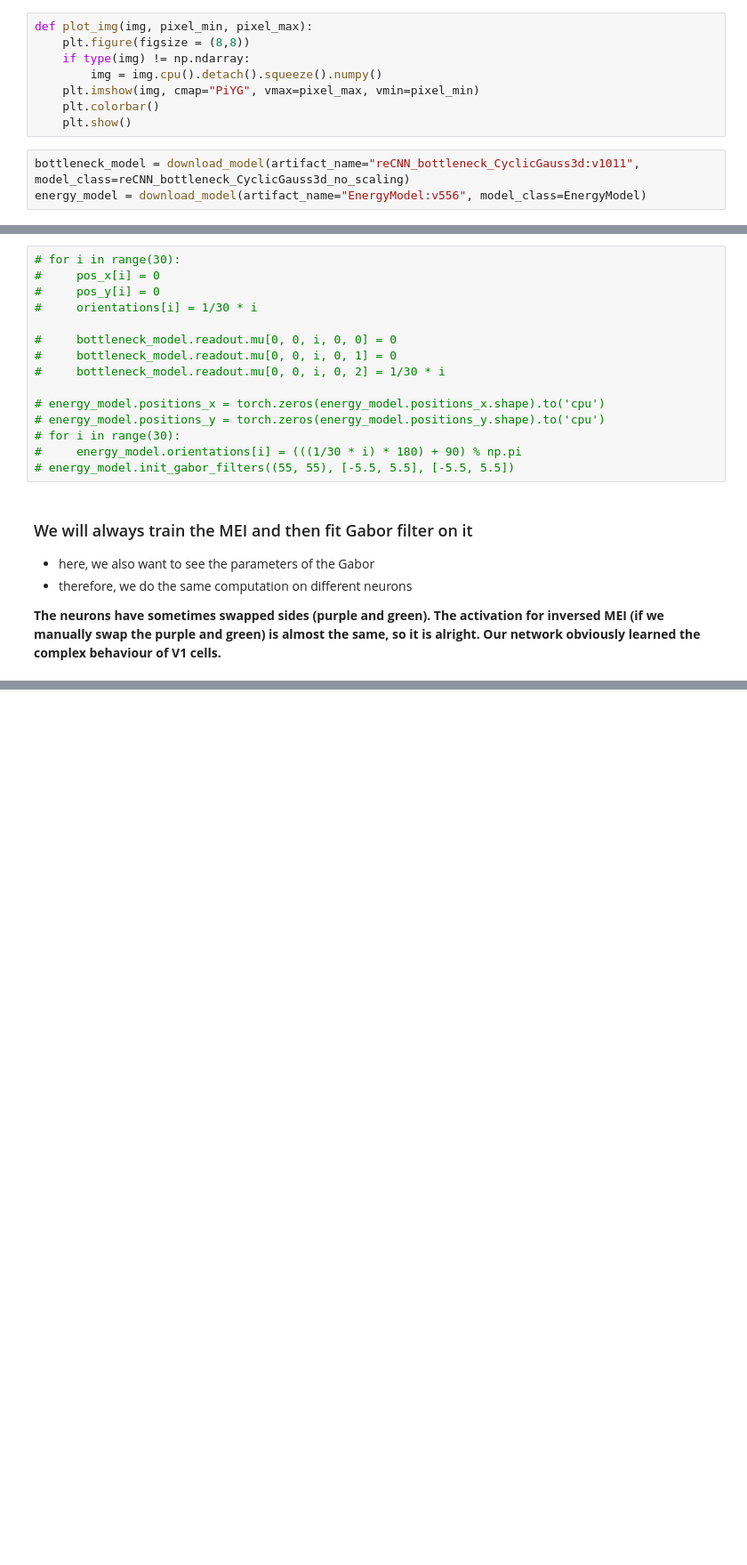
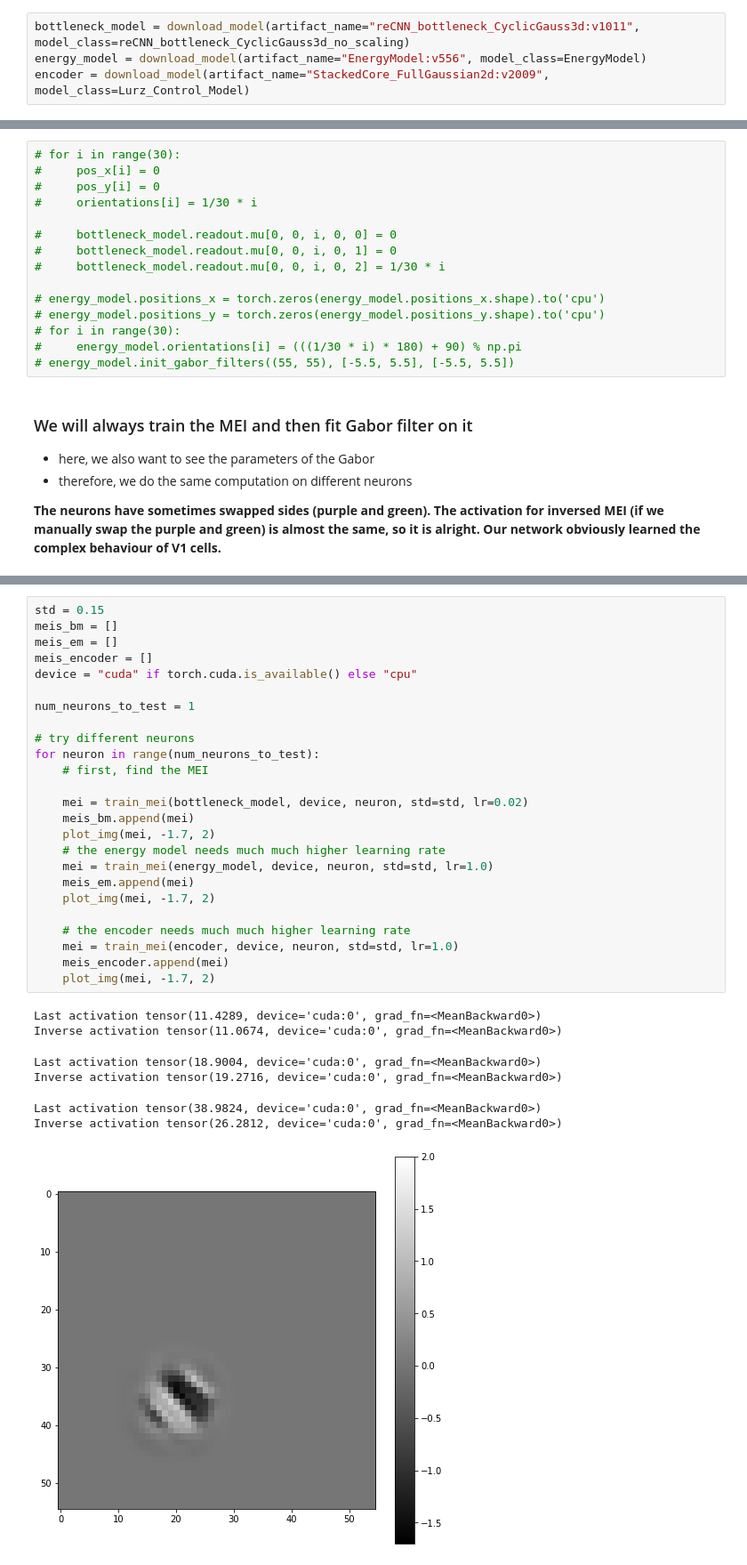
Before and after one commit to mpicek/reCNN_visual_prosthesis, a Jupyter notebook: experiments/MEI.ipynb, the cells around one changed output, grey strips where cells are left out. Shown at 89% size. Saved outputs shown, nothing was run; the diff lists cells and outputs as text; blank space fills up the shorter version.

```diff
--- a/experiments/MEI.ipynb
+++ b/experiments/MEI.ipynb
@@ -69,12 +27,5 @@ class TrainableImage(nn.Module):
-# %%
-def plot_img(img, pixel_min, pixel_max):
-    plt.figure(figsize = (8,8))
-    if type(img) != np.ndarray:
-        img = img.cpu().detach().squeeze().numpy()
-    plt.imshow(img, cmap="PiYG", vmax=pixel_max, vmin=pixel_min)
-    plt.colorbar()
-    plt.show()
 # %%
 bottleneck_model = download_model(artifact_name="reCNN_bottleneck_CyclicGauss3d:v1011", model_class=reCNN_bottleneck_CyclicGauss3d_no_scaling)
 energy_model = download_model(artifact_name="EnergyModel:v556", model_class=EnergyModel)
+encoder = download_model(artifact_name="StackedCore_FullGaussian2d:v2009", model_class=Lurz_Control_Model)
 # %% [output]
@@ -380,0 +108,33 @@ Inverse activation tensor(19.4904, device='cuda:0', grad_fn=<MeanBackward0>)
+# %%
+std = 0.15
+meis_bm = []
+meis_em = []
+meis_encoder = []
+device = "cuda" if torch.cuda.is_available() else "cpu"
+
+num_neurons_to_test = 1
+
+# try different neurons
+for neuron in range(num_neurons_to_test):
+    # first, find the MEI
+
+    mei = train_mei(bottleneck_model, device, neuron, std=std, lr=0.02)
+    meis_bm.append(mei)
+    plot_img(mei, -1.7, 2)
+    # the energy model needs much much higher learning rate
+    mei = train_mei(energy_model, device, neuron, std=std, lr=1.0)
+    meis_em.append(mei)
+    plot_img(mei, -1.7, 2)
+
+    # the encoder needs much much higher learning rate
+    mei = train_mei(encoder, device, neuron, std=std, lr=1.0)
+    meis_encoder.append(mei)
+    plot_img(mei, -1.7, 2)
+# %% [output]
+Last activation tensor(11.4289, device='cuda:0', grad_fn=<MeanBackward0>)
+Inverse activation tensor(11.0674, device='cuda:0', grad_fn=<MeanBackward0>)
+Last activation tensor(18.9004, device='cuda:0', grad_fn=<MeanBackward0>)
+Inverse activation tensor(19.2716, device='cuda:0', grad_fn=<MeanBackward0>)
+Last activation tensor(38.9824, device='cuda:0', grad_fn=<MeanBackward0>)
+Inverse activation tensor(26.2812, device='cuda:0', grad_fn=<MeanBackward0>)
+[figure, added]
```
Also changed, not shown: parts of 11 cells of this notebook, 1 other file.
